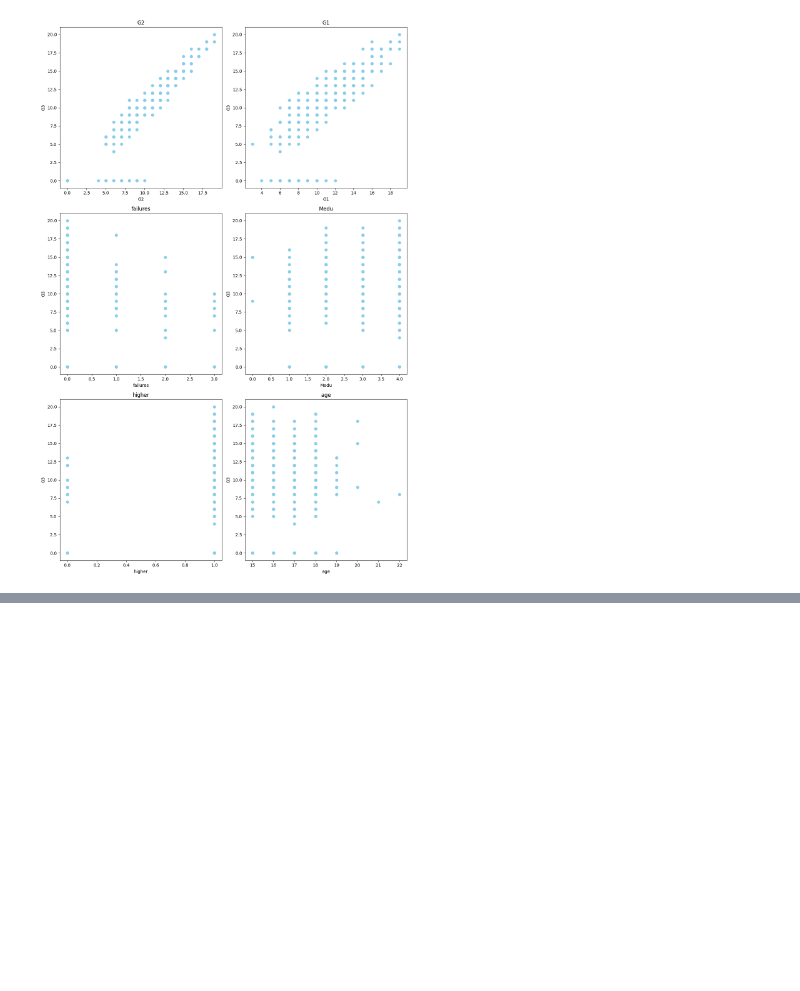
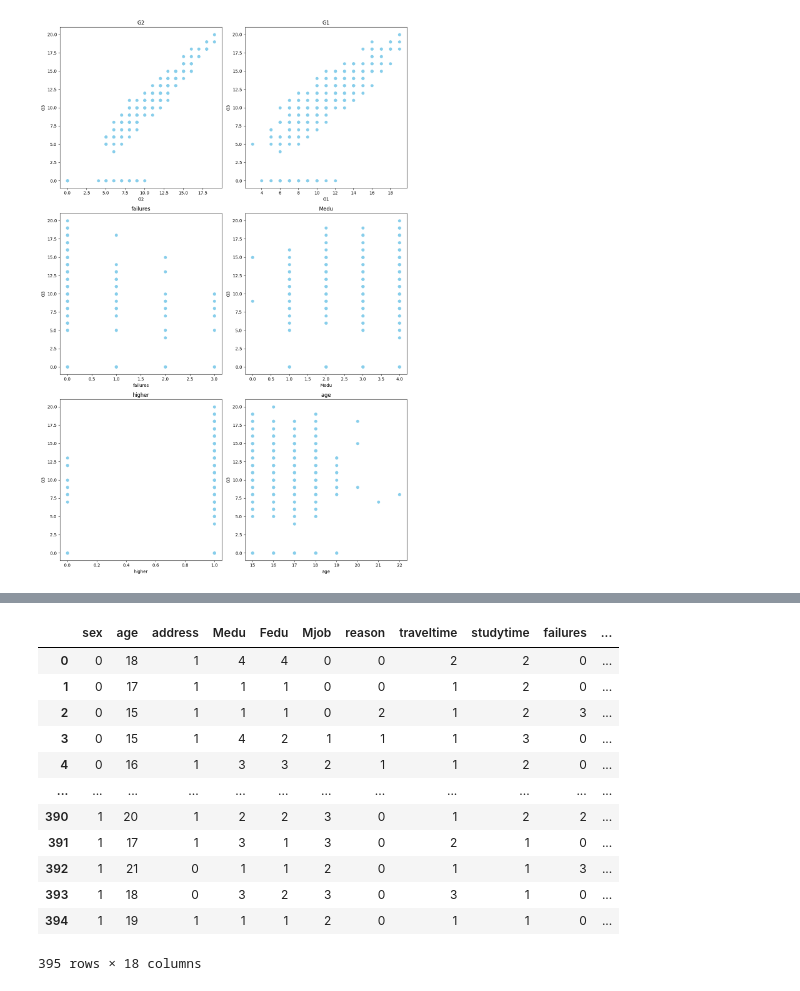
Before and after one commit to Dechie/grade-predict, a Jupyter notebook: project/version-1.ipynb, the cells around one changed output, grey strips where cells are left out. Cells and saved outputs as stored; diff of their text form; code cells hidden in the pictures; blank space fills up the shorter version.

```diff
--- a/project/version-1.ipynb
+++ b/project/version-1.ipynb
@@ -256,0 +325,19 @@ plt.show()
+# %%
+new_data = data.drop(columns=['freetime', 'activities', 'absences', 'famsup', 'Fjob', 'school', 'famrel', 'nursery',
+                             'Walc', 'Dalc', 'Pstatus', 'health', 'guardian', 'famsize', 'schoolsup'
+                             ]).copy()
+new_data
+# %% [output]
+|  | sex | age | address | Medu | Fedu | Mjob | reason | traveltime | studytime | failures | ... |
+| 0 | 0 | 18 | 1 | 4 | 4 | 0 | 0 | 2 | 2 | 0 | ... |
+| 1 | 0 | 17 | 1 | 1 | 1 | 0 | 0 | 1 | 2 | 0 | ... |
+| 2 | 0 | 15 | 1 | 1 | 1 | 0 | 2 | 1 | 2 | 3 | ... |
+| 3 | 0 | 15 | 1 | 4 | 2 | 1 | 1 | 1 | 3 | 0 | ... |
+| 4 | 0 | 16 | 1 | 3 | 3 | 2 | 1 | 1 | 2 | 0 | ... |
+| ... | ... | ... | ... | ... | ... | ... | ... | ... | ... | ... | ... |
+| 390 | 1 | 20 | 1 | 2 | 2 | 3 | 0 | 1 | 2 | 2 | ... |
+| 391 | 1 | 17 | 1 | 3 | 1 | 3 | 0 | 2 | 1 | 0 | ... |
+| 392 | 1 | 21 | 0 | 1 | 1 | 2 | 0 | 1 | 1 | 3 | ... |
+| 393 | 1 | 18 | 0 | 3 | 2 | 3 | 0 | 3 | 1 | 0 | ... |
+| 394 | 1 | 19 | 1 | 1 | 1 | 2 | 0 | 1 | 1 | 0 | ... |
+395 rows × 18 columns
```
Also changed, not shown: parts of 34 cells of this notebook.
